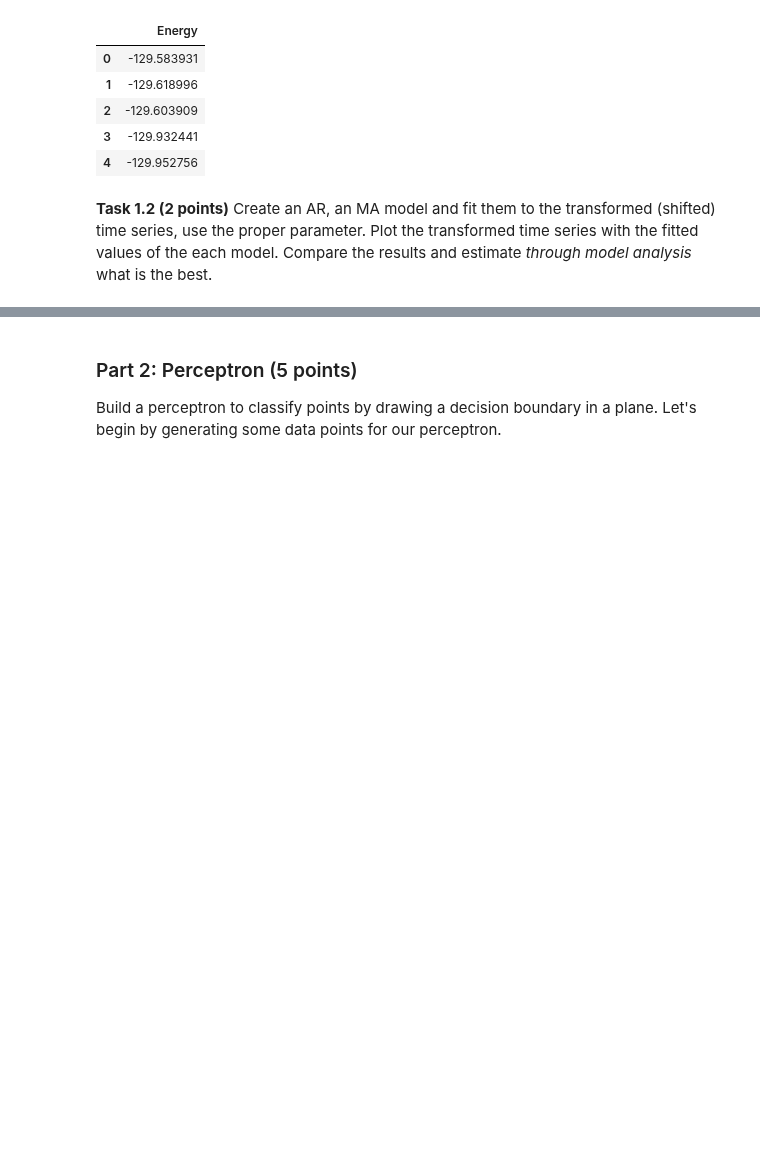
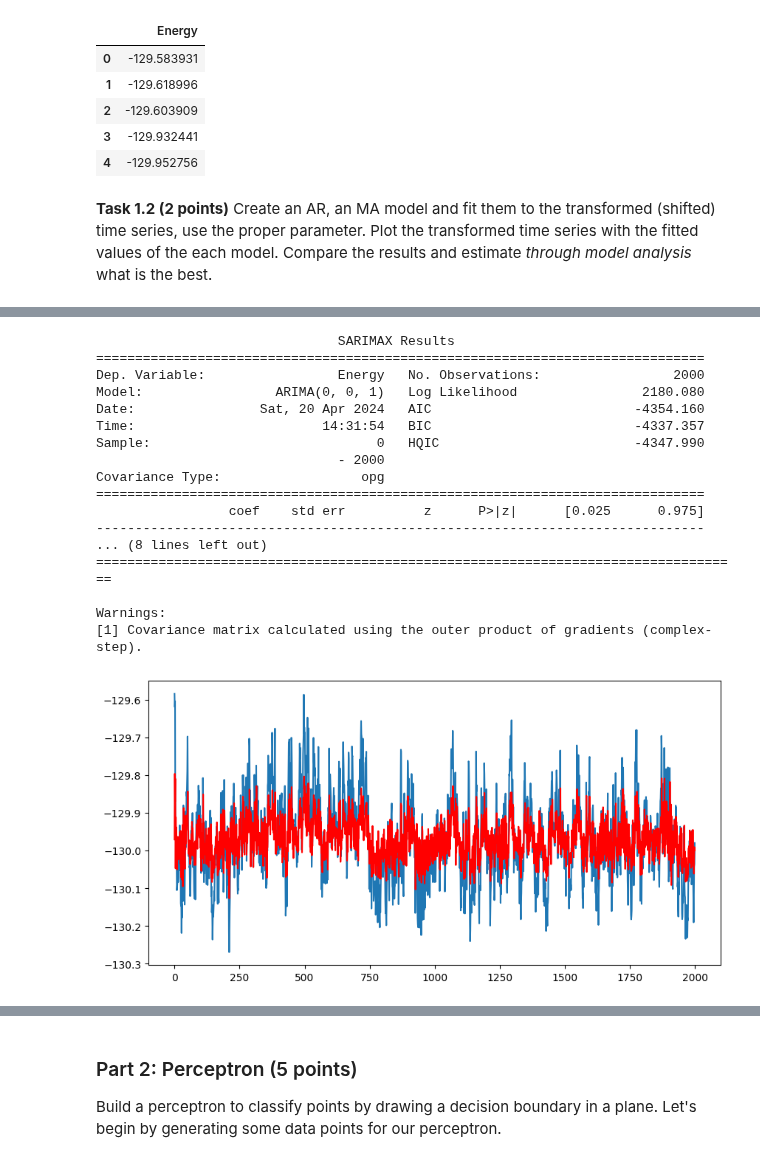
Before and after one commit to troniixx/uzh, a Jupyter notebook: Computational Science/Sem 2/ESC403/Exercise 7/Session_08.ipynb, the cells around one changed output, grey strips where cells are left out. Saved outputs shown, nothing was run; the diff lists cells and outputs as text; code cells hidden in the pictures; blank space fills up the shorter version.

```diff
--- a/Computational Science/Sem 2/ESC403/Exercise 7/Session_08.ipynb
+++ b/Computational Science/Sem 2/ESC403/Exercise 7/Session_08.ipynb
@@ -193,4 +261,32 @@ data.head()
 # %%
 # MA model
+ma_model = ARIMA(data, order=(0,0,1))
+ma_model_fit = ma_model.fit()
+print(ma_model_fit.summary())
+
+#plot
+plt.figure(figsize=(10,5))
+plt.plot(data)
+plt.plot(ma_model_fit.fittedvalues, color="red")
+plt.show()
+# %% [output]
+                               SARIMAX Results
+==============================================================================
+Dep. Variable:                 Energy   No. Observations:                 2000
+Model:                 ARIMA(0, 0, 1)   Log Likelihood                2180.080
+Date:                Sat, 20 Apr 2024   AIC                          -4354.160
+Time:                        14:31:54   BIC                          -4337.357
+Sample:                             0   HQIC                         -4347.990
+                               - 2000
+Covariance Type:                  opg
+==============================================================================
+                 coef    std err          z      P>|z|      [0.025      0.975]
+------------------------------------------------------------------------------
+... (8 lines left out)
+===================================================================================
+
+Warnings:
+[1] Covariance matrix calculated using the outer product of gradients (complex-step).
+[figure, added]
 # %%
 # Plot residual errors
```
Also changed, not shown: parts of 8 cells of this notebook.
